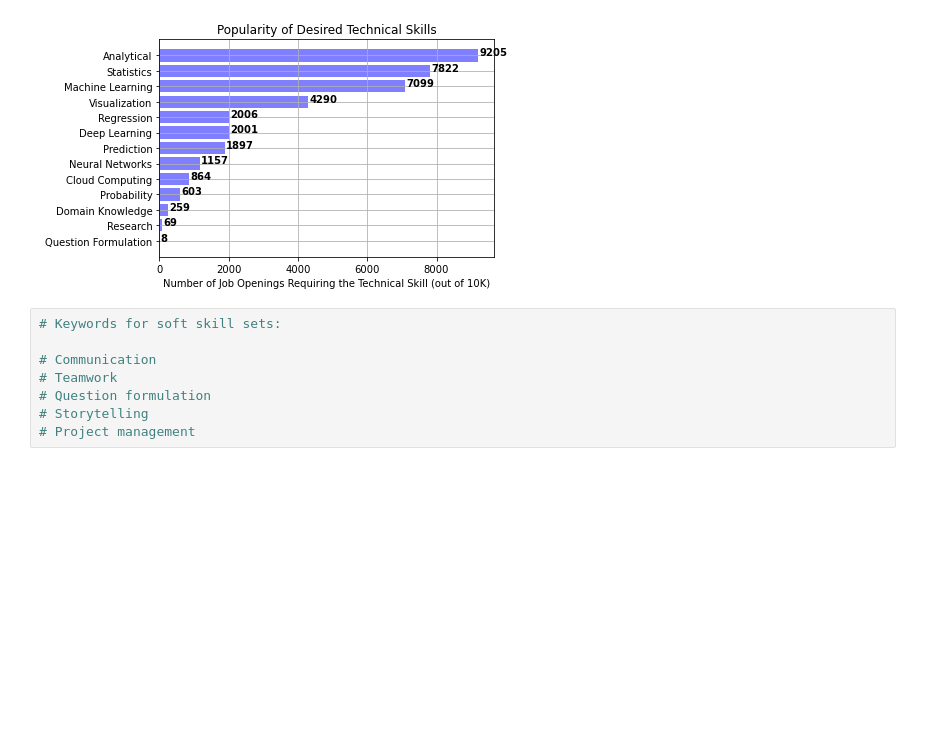
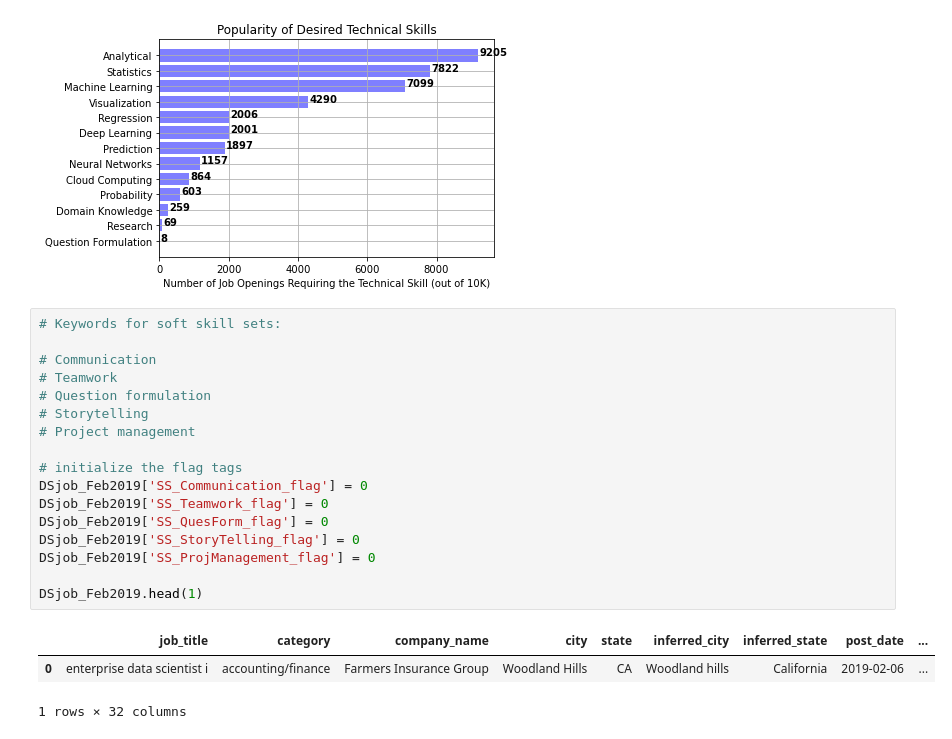
Before and after one commit to amyguanRice/Project1_Team6, a Jupyter notebook: data_processing_10k_Feb2019.ipynb, the cells around one changed output. Cells and saved outputs as stored; diff of their text form; blank space fills up the shorter version.

```diff
--- a/data_processing_10k_Feb2019.ipynb
+++ b/data_processing_10k_Feb2019.ipynb
@@ -667,8 +663,21 @@ plt.show()
 # %%
 # Keywords for soft skill sets:
 
 # Communication
 # Teamwork
 # Question formulation
 # Storytelling
 # Project management
+
+# initialize the flag tags
+DSjob_Feb2019['SS_Communication_flag'] = 0
+DSjob_Feb2019['SS_Teamwork_flag'] = 0
+DSjob_Feb2019['SS_QuesForm_flag'] = 0
+DSjob_Feb2019['SS_StoryTelling_flag'] = 0
+DSjob_Feb2019['SS_ProjManagement_flag'] = 0
+
+DSjob_Feb2019.head(1)
+# %% [output]
+|  | job_title | category | company_name | city | state | inferred_city | inferred_state | post_date | ... |
+| 0 | enterprise data scientist i | accounting/finance | Farmers Insurance Group | Woodland Hills | CA | Woodland hills | California | 2019-02-06 | ... |
+1 rows × 32 columns
```
Also changed, not shown: parts of 7 cells of this notebook, 5 other files.
